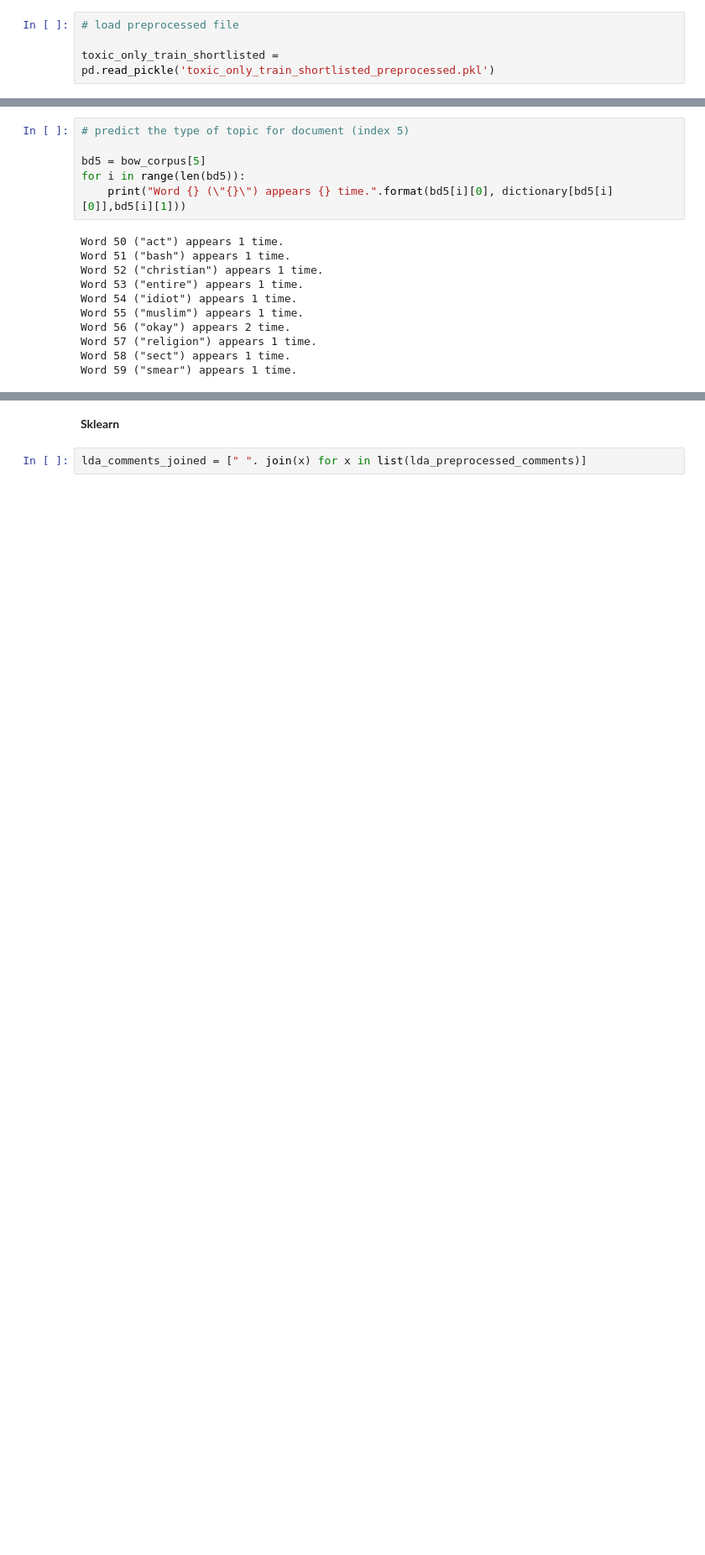
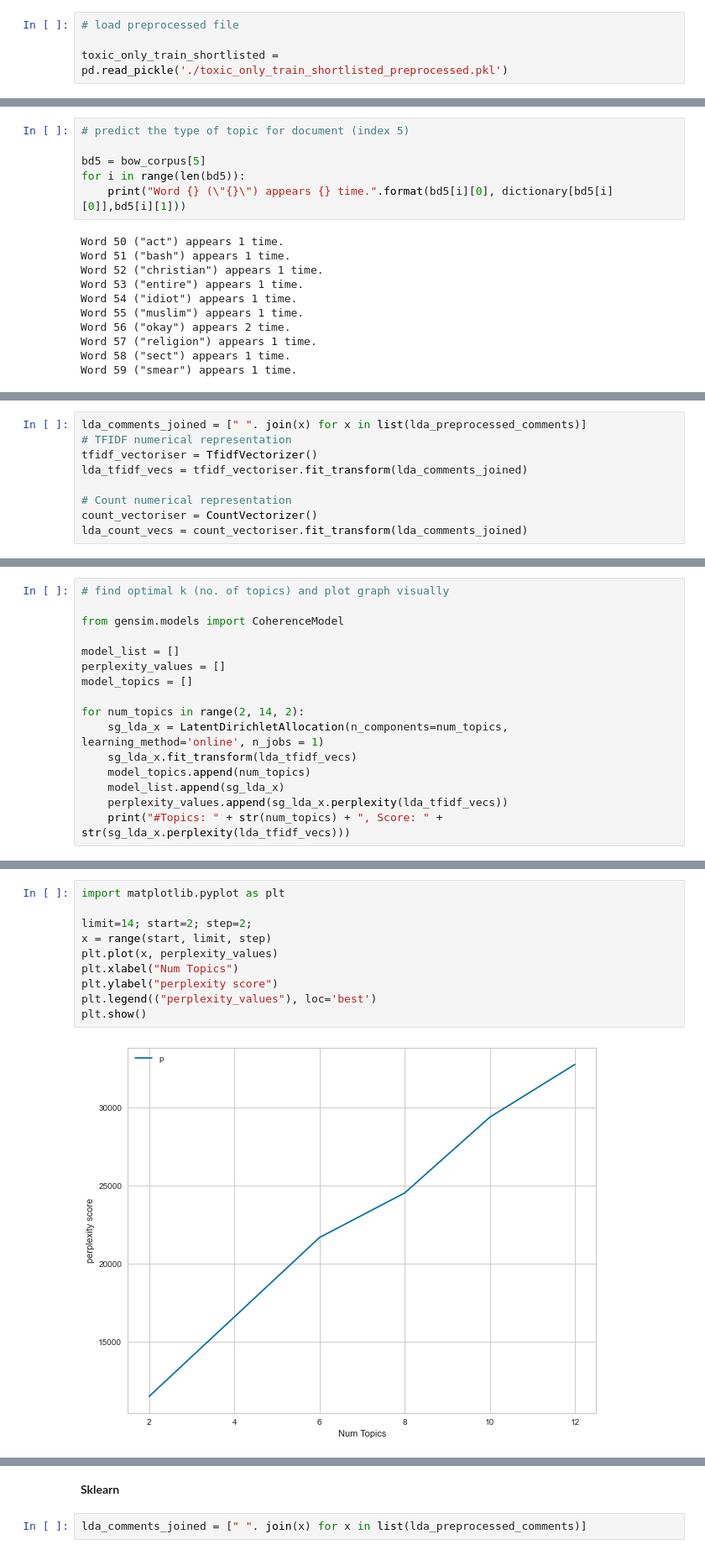
Before and after one commit to dvh549/Text_Mining, a Jupyter notebook: Toxic Comments Revamped.ipynb, the cells around one changed output, grey strips where cells are left out. Shown at 84% size. Cells and saved outputs as stored; diff of their text form; blank space fills up the shorter version.

```diff
--- a/Toxic Comments Revamped.ipynb
+++ b/Toxic Comments Revamped.ipynb
@@ -72,4 +93,4 @@ def preprocesstext(text):
 # %%
 # load preprocessed file
 
-toxic_only_train_shortlisted = pd.read_pickle('toxic_only_train_shortlisted_preprocessed.pkl')
+toxic_only_train_shortlisted = pd.read_pickle('./toxic_only_train_shortlisted_preprocessed.pkl')
@@ -265,0 +686,9 @@ topic
+# %%
+lda_comments_joined = [" ". join(x) for x in list(lda_preprocessed_comments)]
+# TFIDF numerical representation
+tfidf_vectoriser = TfidfVectorizer()
+lda_tfidf_vecs = tfidf_vectoriser.fit_transform(lda_comments_joined)
+
+# Count numerical representation
+count_vectoriser = CountVectorizer()
+lda_count_vecs = count_vectoriser.fit_transform(lda_comments_joined)
@@ -265,0 +700,16 @@ topic
+# %%
+# find optimal k (no. of topics) and plot graph visually
+
+from gensim.models import CoherenceModel
+
+model_list = []
+perplexity_values = []
+model_topics = []
+
+for num_topics in range(2, 14, 2):
+    sg_lda_x = LatentDirichletAllocation(n_components=num_topics, learning_method='online', n_jobs = 1)
+    sg_lda_x.fit_transform(lda_tfidf_vecs)
+    model_topics.append(num_topics)
+    model_list.append(sg_lda_x)
+    perplexity_values.append(sg_lda_x.perplexity(lda_tfidf_vecs))
+    print("#Topics: " + str(num_topics) + ", Score: " + str(sg_lda_x.perplexity(lda_tfidf_vecs)))
@@ -265,0 +723,12 @@ topic
+# %%
+import matplotlib.pyplot as plt
+
+limit=14; start=2; step=2;
+x = range(start, limit, step)
+plt.plot(x, perplexity_values)
+plt.xlabel("Num Topics")
+plt.ylabel("perplexity score")
+plt.legend(("perplexity_values"), loc='best')
+plt.show()
+# %% [output]
+[figure, added]
```
Also changed, not shown: parts of 41 cells of this notebook.
